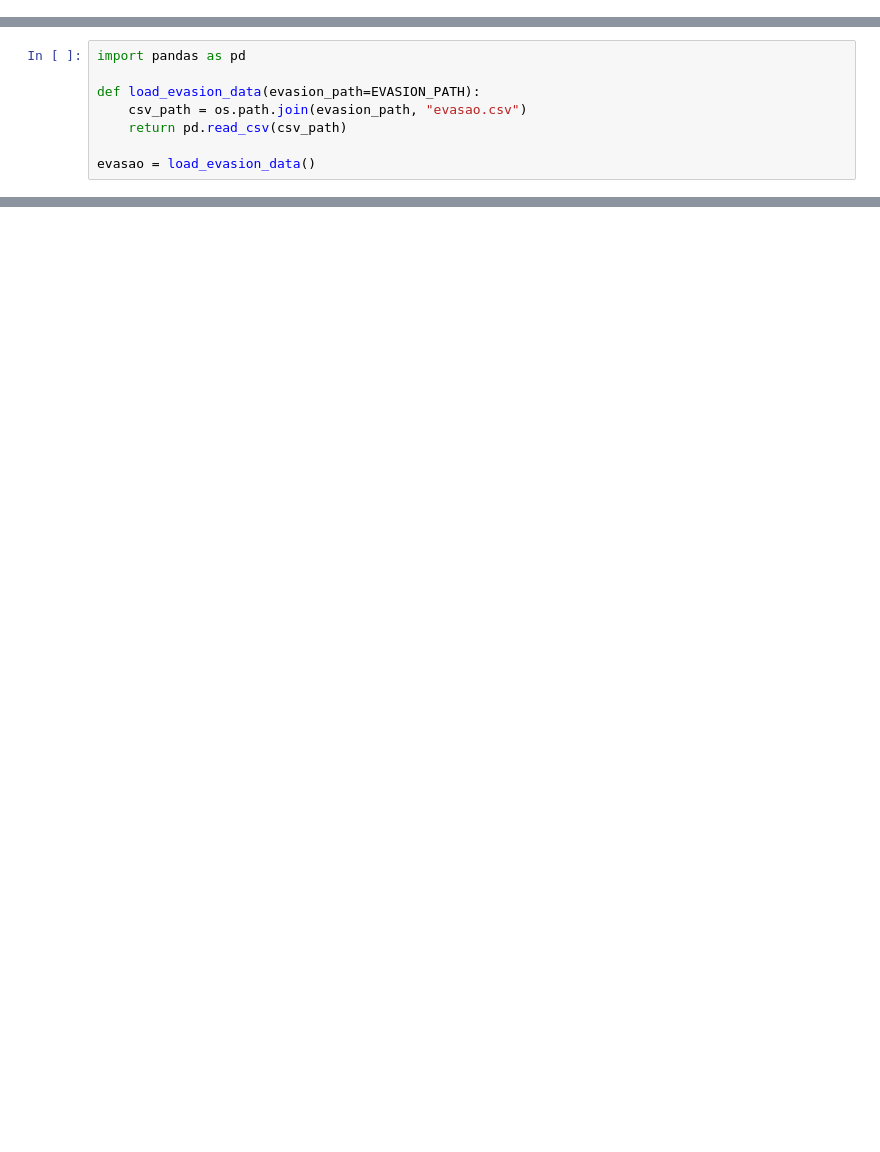
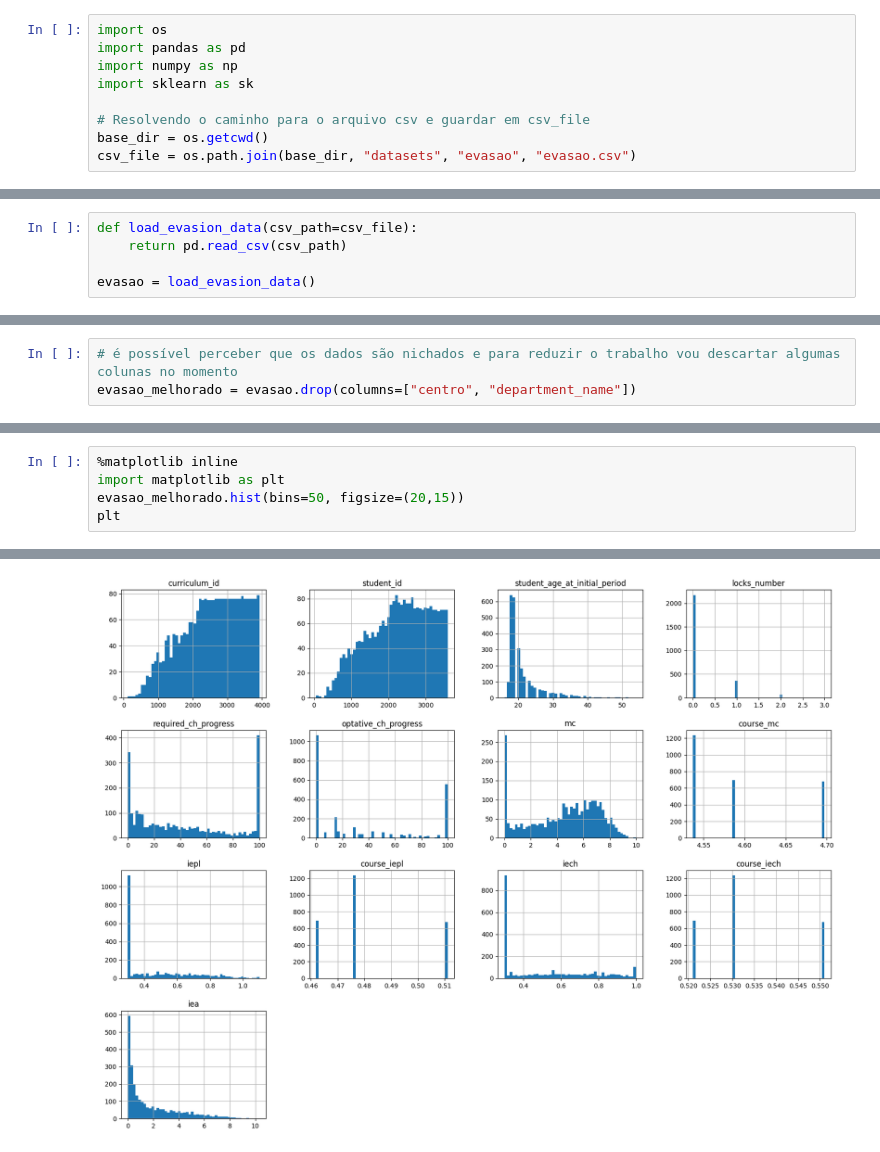
Before and after one commit to motamarcelo/jupyter_notebooks, a Jupyter notebook: Evasao.ipynb, the cells around one changed output, grey strips where cells are left out. Cells and saved outputs as stored; diff of their text form; blank space fills up the shorter version.

```diff
--- a/Evasao.ipynb
+++ b/Evasao.ipynb
@@ -4,0 +4,9 @@ EVASION_PATH = os.path.join("datasets", "evasao")
+# %%
+import os
+import pandas as pd
+import numpy as np
+import sklearn as sk
+
+# Resolvendo o caminho para o arquivo csv e guardar em csv_file
+base_dir = os.getcwd()
+csv_file = os.path.join(base_dir, "datasets", "evasao", "evasao.csv")
@@ -5,8 +15,5 @@ EVASION_PATH = os.path.join("datasets", "evasao")
 # %%
-import pandas as pd
-
-def load_evasion_data(evasion_path=EVASION_PATH):
-    csv_path = os.path.join(evasion_path, "evasao.csv")
+def load_evasion_data(csv_path=csv_file):
     return pd.read_csv(csv_path)
 
 evasao = load_evasion_data()
@@ -12,0 +148,3 @@ evasao = load_evasion_data()
+# %%
+# é possível perceber que os dados são nichados e para reduzir o trabalho vou descartar algumas colunas no momento
+evasao_melhorado = evasao.drop(columns=["centro", "department_name"])
@@ -12,0 +163,6 @@ evasao = load_evasion_data()
+# %%
+%matplotlib inline
+import matplotlib as plt
+evasao_melhorado.hist(bins=50, figsize=(20,15))
+plt
+# %% [output]
@@ -12,0 +170 @@ evasao = load_evasion_data()
+[figure, added]
```
Also changed, not shown: parts of 55 cells of this notebook.
